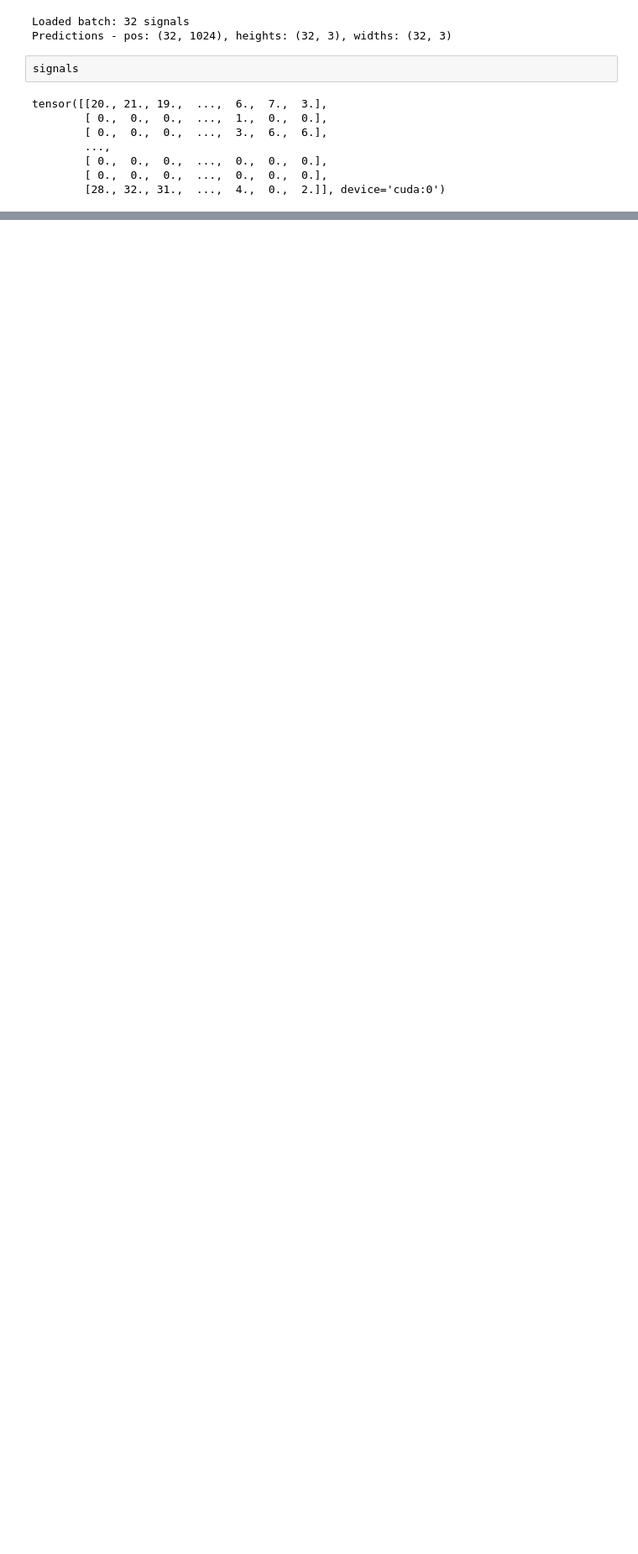
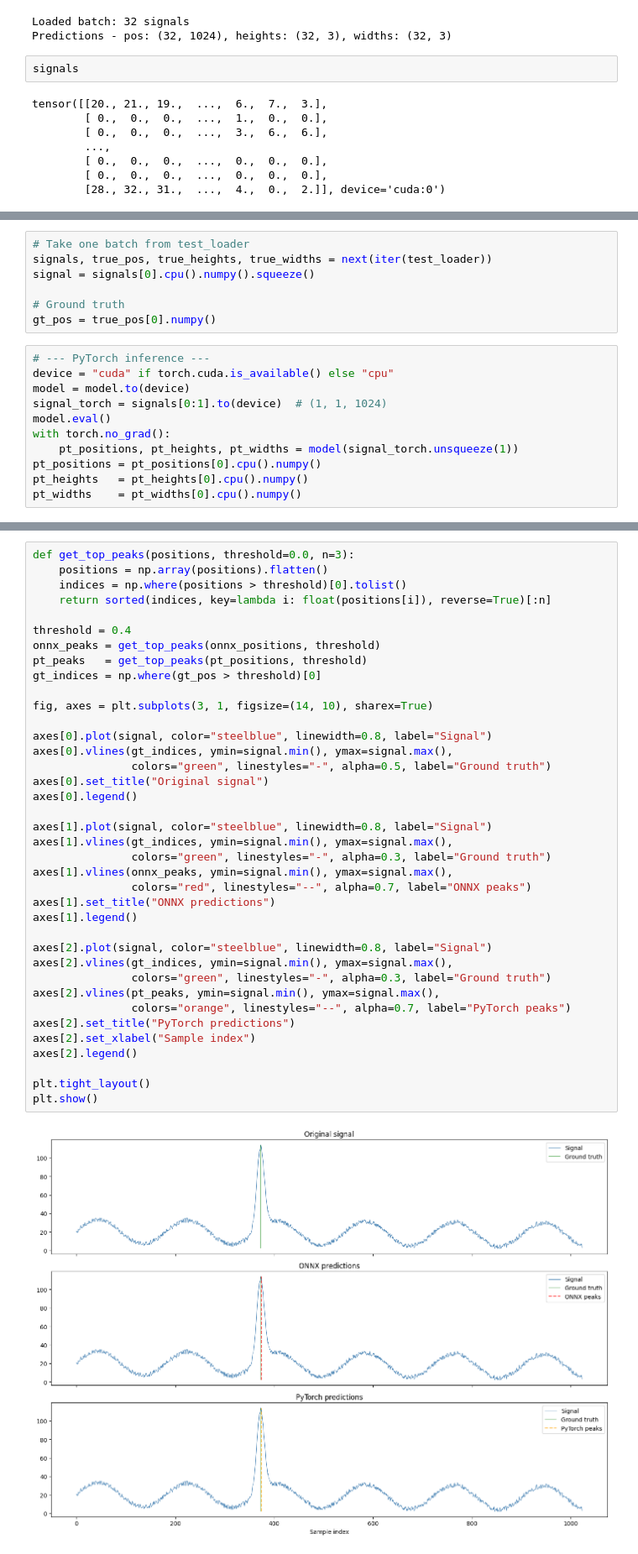
Before and after one commit to fabiolapasini/1DSignalProcessing, a Jupyter notebook: notebooks/test_inference.ipynb, the cells around one changed output, grey strips where cells are left out. Shown at 84% size. Saved outputs shown, nothing was run; the diff lists cells and outputs as text; blank space fills up the shorter version.

```diff
--- a/notebooks/test_inference.ipynb
+++ b/notebooks/test_inference.ipynb
@@ -289,0 +437,18 @@ plt.show()
+# %%
+# Take one batch from test_loader
+signals, true_pos, true_heights, true_widths = next(iter(test_loader))
+signal = signals[0].cpu().numpy().squeeze()
+
+# Ground truth
+gt_pos = true_pos[0].numpy()
+# %%
+# --- PyTorch inference ---
+device = "cuda" if torch.cuda.is_available() else "cpu"
+model = model.to(device)
+signal_torch = signals[0:1].to(device)  # (1, 1, 1024)
+model.eval()
+with torch.no_grad():
+    pt_positions, pt_heights, pt_widths = model(signal_torch.unsqueeze(1))
+pt_positions = pt_positions[0].cpu().numpy()
+pt_heights   = pt_heights[0].cpu().numpy()
+pt_widths    = pt_widths[0].cpu().numpy()
@@ -289,0 +461,40 @@ plt.show()
+# %%
+def get_top_peaks(positions, threshold=0.0, n=3):
+    positions = np.array(positions).flatten()
+    indices = np.where(positions > threshold)[0].tolist()
+    return sorted(indices, key=lambda i: float(positions[i]), reverse=True)[:n]
+
+threshold = 0.4
+onnx_peaks = get_top_peaks(onnx_positions, threshold)
+pt_peaks   = get_top_peaks(pt_positions, threshold)
+gt_indices = np.where(gt_pos > threshold)[0]
+
+fig, axes = plt.subplots(3, 1, figsize=(14, 10), sharex=True)
+
+axes[0].plot(signal, color="steelblue", linewidth=0.8, label="Signal")
+axes[0].vlines(gt_indices, ymin=signal.min(), ymax=signal.max(),
+               colors="green", linestyles="-", alpha=0.5, label="Ground truth")
+axes[0].set_title("Original signal")
+axes[0].legend()
+
+axes[1].plot(signal, color="steelblue", linewidth=0.8, label="Signal")
+axes[1].vlines(gt_indices, ymin=signal.min(), ymax=signal.max(),
+               colors="green", linestyles="-", alpha=0.3, label="Ground truth")
+axes[1].vlines(onnx_peaks, ymin=signal.min(), ymax=signal.max(),
+               colors="red", linestyles="--", alpha=0.7, label="ONNX peaks")
+axes[1].set_title("ONNX predictions")
+axes[1].legend()
+
+axes[2].plot(signal, color="steelblue", linewidth=0.8, label="Signal")
+axes[2].vlines(gt_indices, ymin=signal.min(), ymax=signal.max(),
+               colors="green", linestyles="-", alpha=0.3, label="Ground truth")
+axes[2].vlines(pt_peaks, ymin=signal.min(), ymax=signal.max(),
+               colors="orange", linestyles="--", alpha=0.7, label="PyTorch peaks")
+axes[2].set_title("PyTorch predictions")
+axes[2].set_xlabel("Sample index")
+axes[2].legend()
+
+plt.tight_layout()
+plt.show()
+# %% [output]
+[figure, added]
```
Also changed, not shown: parts of 22 cells of this notebook, 2 other files.
